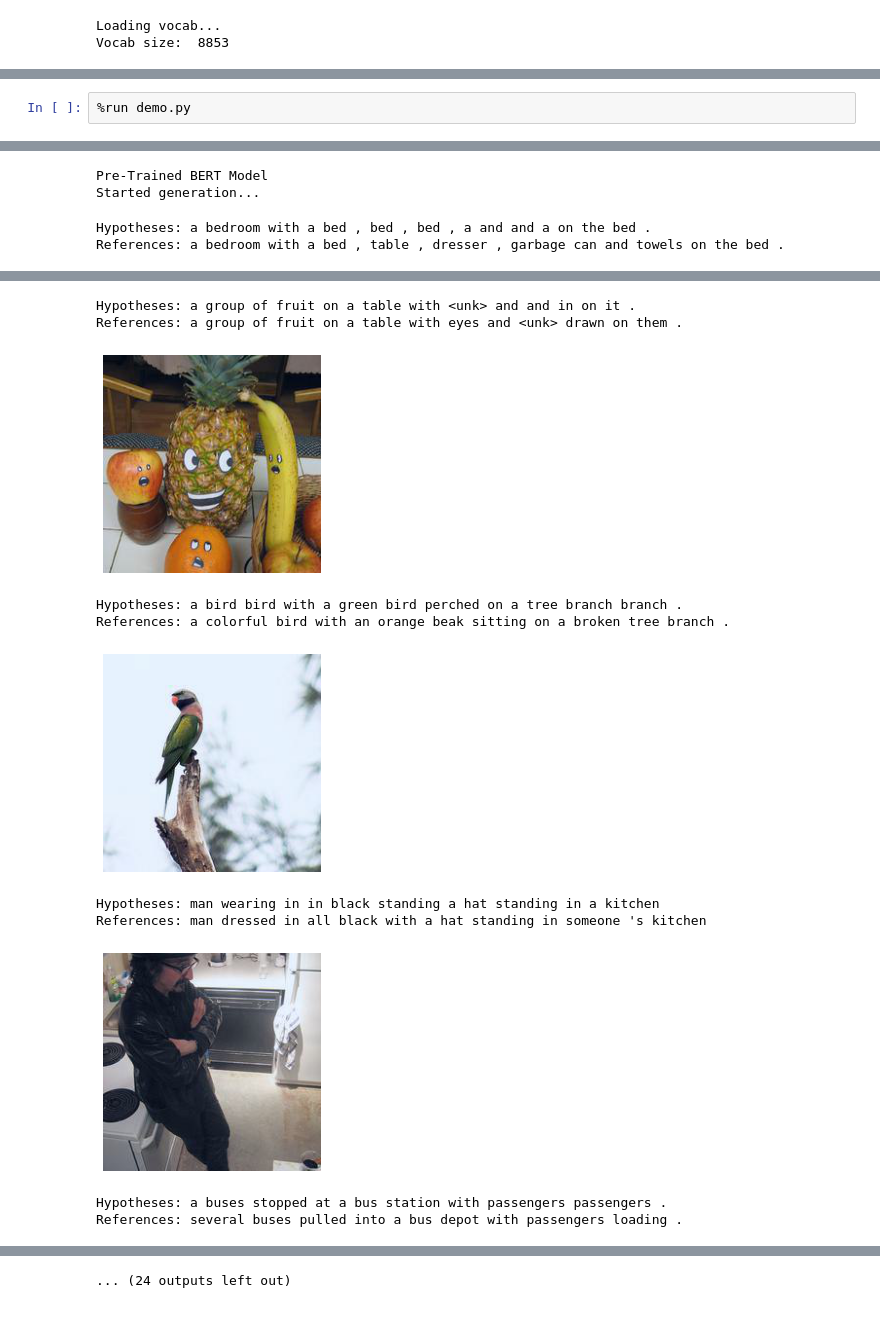
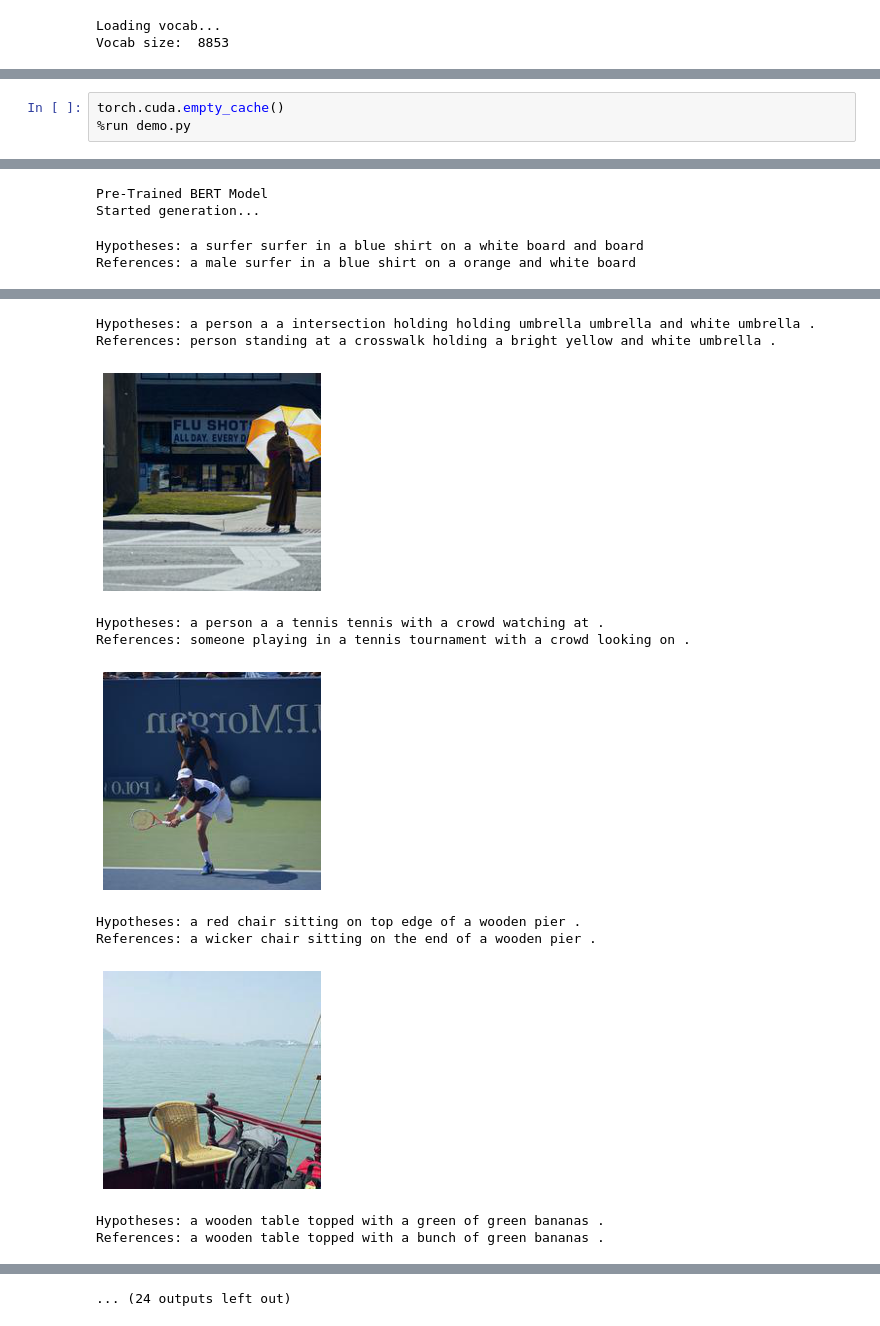
Before and after one commit to thromel/Image-Captioning-ML-Project, a Jupyter notebook: demo.ipynb, the cells around one changed output, grey strips where cells are left out. Saved outputs shown, nothing was run; the diff lists cells and outputs as text.

```diff
--- a/demo.ipynb
+++ b/demo.ipynb
@@ -63,6 +63,7 @@ creating index...
 index created!
 torch.Size([3, 224, 224])
 # %%
+torch.cuda.empty_cache()
 %run demo.py
 # %% [output]
 Loading vocabulary...
@@ -73,5 +74,5 @@ creating index...
 index created!
 Pre-Trained BERT Model
 Started generation...
-Hypotheses: a bedroom with a bed , bed , bed , a and and a on the bed .
-References: a bedroom with a bed , table , dresser , garbage can and towels on the bed .
+Hypotheses: a surfer surfer in a blue shirt on a white board and board
+References: a male surfer in a blue shirt on a orange and white board
@@ -79,11 +80,11 @@ References: a bedroom with a bed , table , dresser , garbage can and towels on t
-Hypotheses: a group of fruit on a table with <unk> and and in on it .
-References: a group of fruit on a table with eyes and <unk> drawn on them .
+Hypotheses: a person a a intersection holding holding umbrella umbrella and white umbrella .
+References: person standing at a crosswalk holding a bright yellow and white umbrella .
-[figure, old version]
+[figure, new version]
-Hypotheses: a bird bird with a green bird perched on a tree branch branch .
-References: a colorful bird with an orange beak sitting on a broken tree branch .
+Hypotheses: a person a a tennis tennis with a crowd watching at .
+References: someone playing in a tennis tournament with a crowd looking on .
-[figure, old version]
+[figure, new version]
-Hypotheses: man wearing in in black standing a hat standing in a kitchen
-References: man dressed in all black with a hat standing in someone 's kitchen
+Hypotheses: a red chair sitting on top edge of a wooden pier .
+References: a wicker chair sitting on the end of a wooden pier .
-[figure, old version]
+[figure, new version]
-Hypotheses: a buses stopped at a bus station with passengers passengers .
-References: several buses pulled into a bus depot with passengers loading .
+Hypotheses: a wooden table topped with a green of green bananas .
+References: a wooden table topped with a bunch of green bananas .
```
Also changed, not shown: parts of 3 cells of this notebook.
